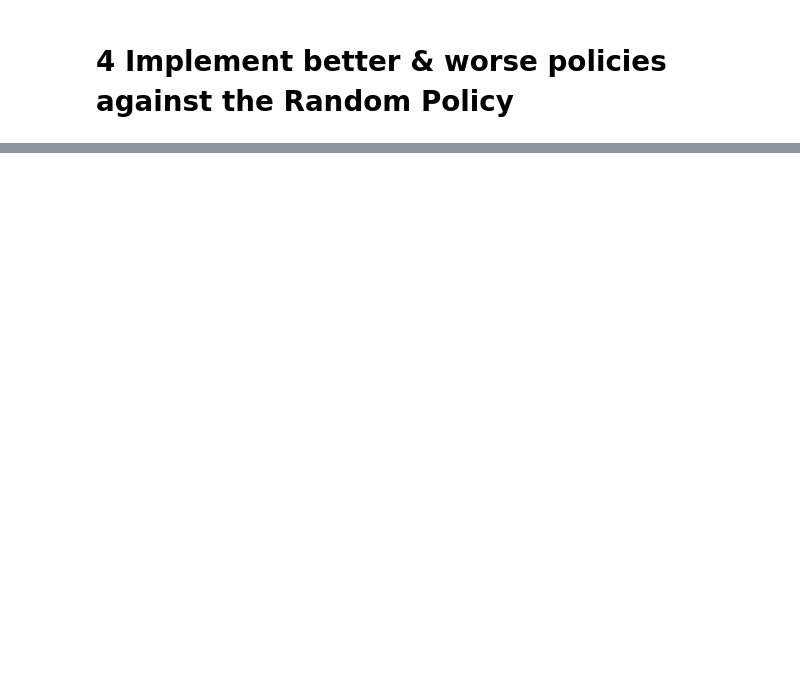
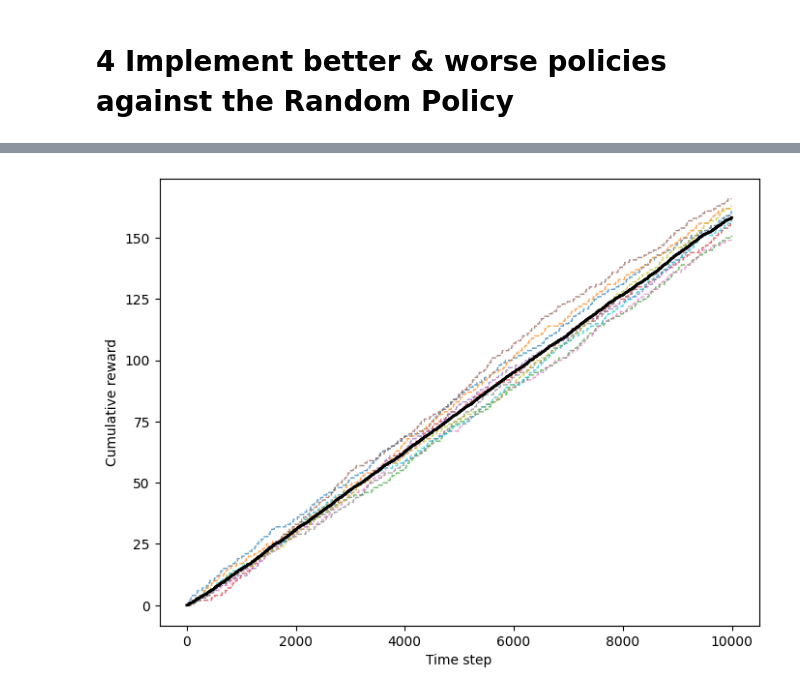
Before and after one commit to dbcometto/cs5180rl, a Jupyter notebook: homework/ex0_26spring.ipynb, the cells around one changed output, grey strips where cells are left out. Drawn from its saved outputs; the diff is of its cells as text; code cells hidden in the pictures; blank space fills up the shorter version.

```diff
--- a/homework/ex0_26spring.ipynb
+++ b/homework/ex0_26spring.ipynb
@@ -284,0 +366,84 @@ plot_func(rewards_list)
+# %%
+# Better Policy
+
+if __name__ == "__main__":
+    # fix the randomness for reproduction
+    seed = 1234
+    random.seed(seed)
+    np.random.seed(seed)
+
+    # create the environment
+    env = FourRooms(seed)
+
+    # number of the trail
+    trial_num = 10
+    # length of each trail
+    trial_length = int(1e4)
+
+    # save the rewards for plot
+    rewards_list = []
+
+    # run experiment
+    for e in tqdm(range(trial_num), desc="Run trial",position=0):
+
+        # reset for every trail
+        reward_per_trial = []
+        reward_counter = 0
+
+        # reset the environment
+        state, reward = env.reset()
+
+        # run each trial
+        for t in tqdm(range(trial_length), desc="Episode", position=1, leave=False):
+
+
+            # CODE HERE: please implement a policy that is better than the random policy.
+            # It should takes in the current state and output an action
+
+            xpos = state[0]
+            ypos = state[1]
+
+            if xpos<5 and ypos<=5:
+                if xpos<1:
+                    action = "RIGHT"
+                if xpos>1:
+                    action = "LEFT"
+                else:
+                    action = "UP"
+            elif xpos<=5 and ypos>5:
+                if ypos<8:
+                    action = "UP"
+                if xpos>8:
+                    action = "DOWN"
+                else:
+                    action = "RIGHT"
+            elif xpos>5 and ypos>5:
+                if xpos<10:
+                    action = "RIGHT"
+                else:
+                    action = "UP"
+            else:
+                action = "LEFT"
+
+            # CODE HERE: please implement the code to get the next state and reward
+            next_state, reward = env.step(state,action)
+
+
+            """DO NOT CHANGE BELOW"""
+            # save the reward
+            reward_counter += reward
+            reward_per_trial.append(reward_counter)
+
+            # reset
+            if reward == 1:
+                state, reward = env.reset()
+            else:
+                state = next_state
+
+        # save the rewards
+        rewards_list.append(reward_per_trial)
+
+# PLOT THE RESULTS
+plot_func(rewards_list)
+# %% [output]
+[figure, added]
```
Also changed, not shown: parts of 4 cells of this notebook, 1 other file.
